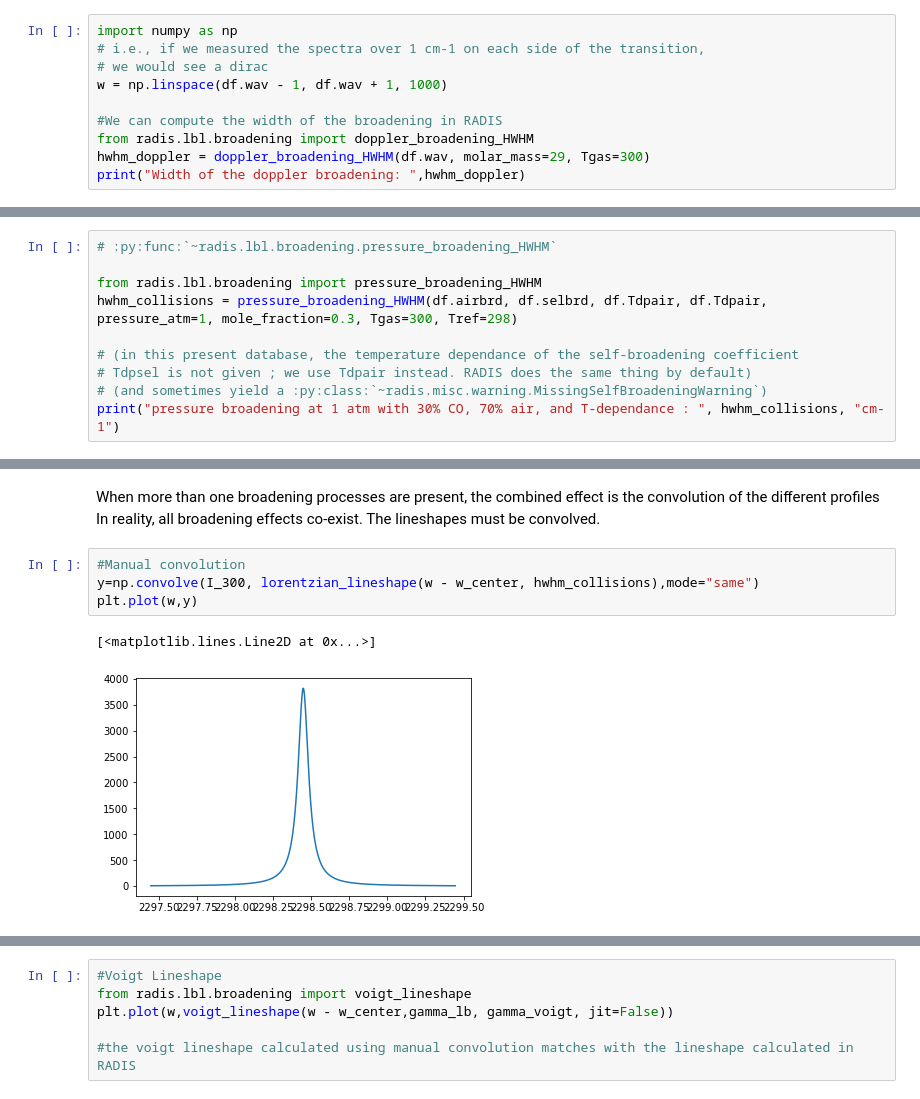
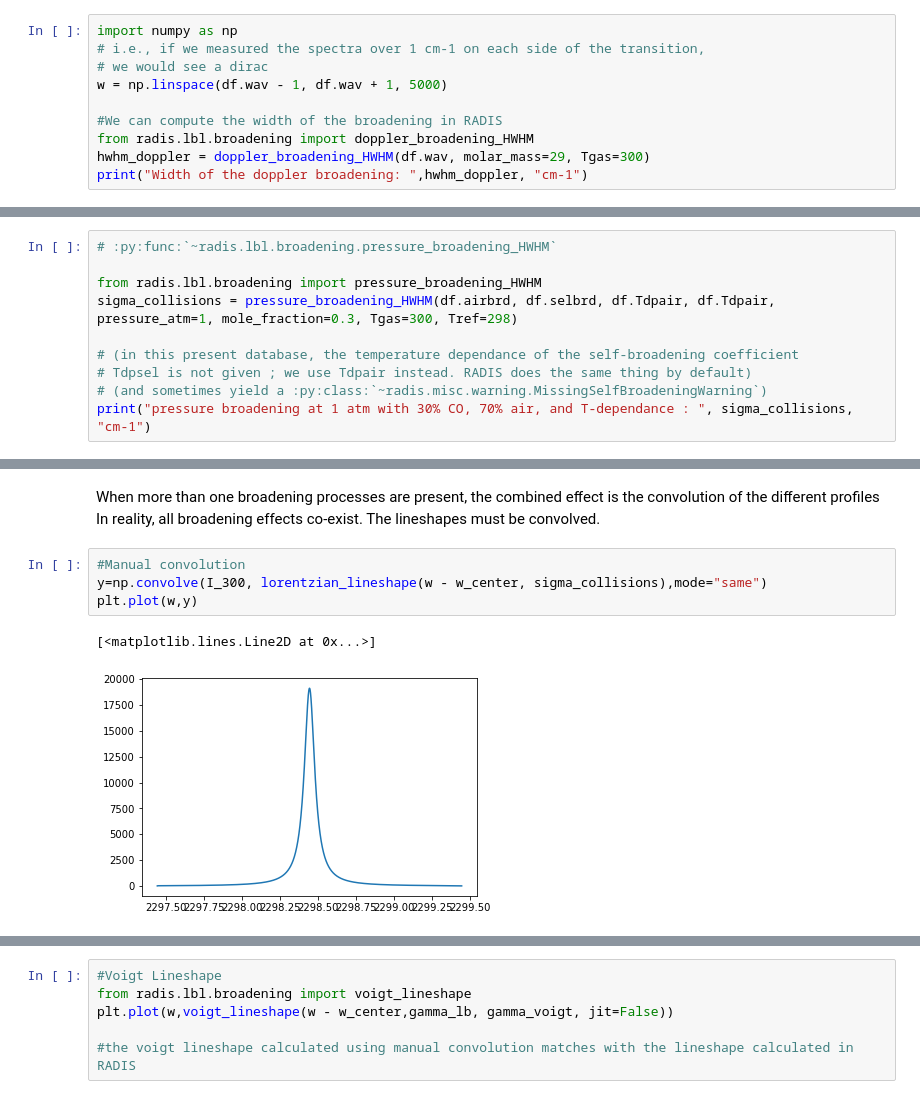
Before and after one commit to radis/spectro101, a Jupyter notebook: 103_lineshape_broadening.ipynb, the cells around one changed output, grey strips where cells are left out. Cells and saved outputs as stored; diff of their text form.

```diff
--- a/103_lineshape_broadening.ipynb
+++ b/103_lineshape_broadening.ipynb
@@ -72,10 +72,10 @@ w_center = df.wav
 import numpy as np
 # i.e., if we measured the spectra over 1 cm-1 on each side of the transition,
 # we would see a dirac
-w = np.linspace(df.wav - 1, df.wav + 1, 1000)
+w = np.linspace(df.wav - 1, df.wav + 1, 5000)
 
 #We can compute the width of the broadening in RADIS
 from radis.lbl.broadening import doppler_broadening_HWHM
 hwhm_doppler = doppler_broadening_HWHM(df.wav, molar_mass=29, Tgas=300)
-print("Width of the doppler broadening: ",hwhm_doppler)
+print("Width of the doppler broadening: ",hwhm_doppler, "cm-1")
 # %% [output]
@@ -187,12 +201,12 @@ This is the equation implemented in RADIS. We obtain it with
 # :py:func:`~radis.lbl.broadening.pressure_broadening_HWHM`
 
 from radis.lbl.broadening import pressure_broadening_HWHM
-hwhm_collisions = pressure_broadening_HWHM(df.airbrd, df.selbrd, df.Tdpair, df.Tdpair, pressure_atm=1, mole_fraction=0.3, Tgas=300, Tref=298)
+sigma_collisions = pressure_broadening_HWHM(df.airbrd, df.selbrd, df.Tdpair, df.Tdpair, pressure_atm=1, mole_fraction=0.3, Tgas=300, Tref=298)
 
 # (in this present database, the temperature dependance of the self-broadening coefficient
 # Tdpsel is not given ; we use Tdpair instead. RADIS does the same thing by default)
 # (and sometimes yield a :py:class:`~radis.misc.warning.MissingSelfBroadeningWarning`)
-print("pressure broadening at 1 atm with 30% CO, 70% air, and T-dependance : ", hwhm_collisions, "cm-1")
+print("pressure broadening at 1 atm with 30% CO, 70% air, and T-dependance : ", sigma_collisions, "cm-1")
 # %% [output]
 pressure broadening at 1 atm with 30% CO, 70% air, and T-dependance :  0.04151353450608599 cm-1
 # %% [markdown]
@@ -249,8 +267,8 @@ When more than one broadening processes are present, the combined eﬀect is the
 In reality, all broadening effects co-exist. The lineshapes must be convolved.
 # %%
 #Manual convolution
-y=np.convolve(I_300, lorentzian_lineshape(w - w_center, hwhm_collisions),mode="same")
+y=np.convolve(I_300, lorentzian_lineshape(w - w_center, sigma_collisions),mode="same")
 plt.plot(w,y)
 # %% [output]
 [<matplotlib.lines.Line2D at 0x...>]
-[figure, old version]
+[figure, new version]
```
Also changed, not shown: parts of 24 cells of this notebook.
